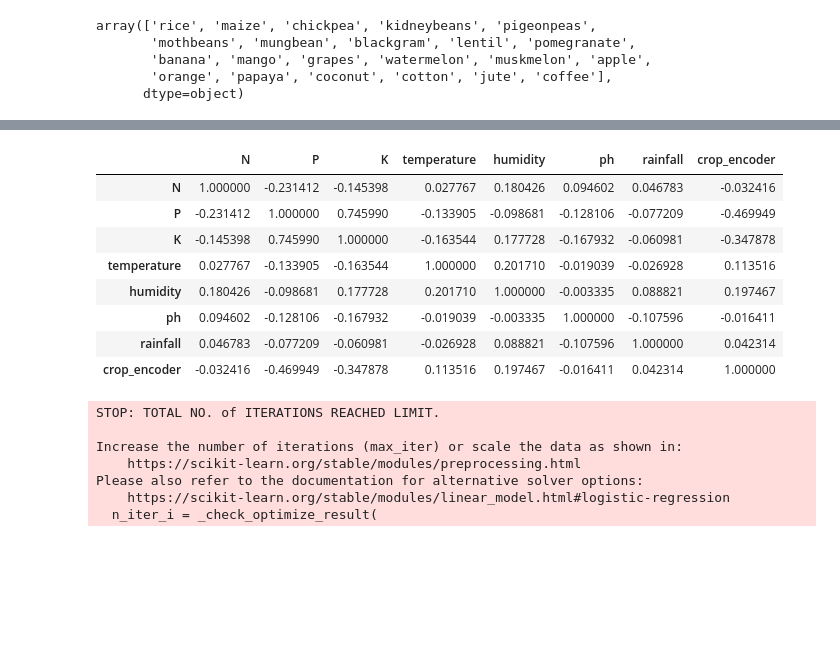
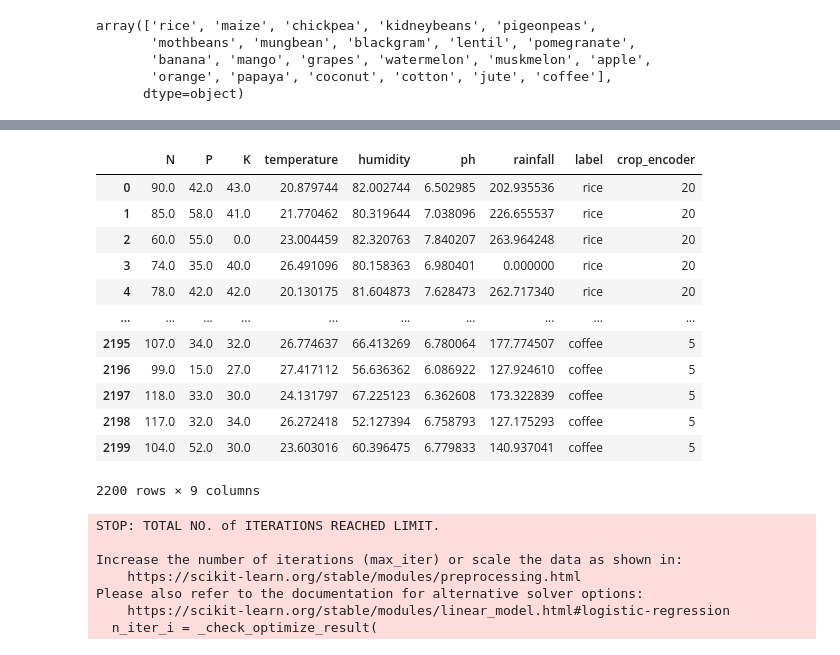
Before and after one commit to Indlaramakrishna/CROP, a Jupyter notebook: mlmodel.ipynb, the cells around one changed output, grey strips where cells are left out. Drawn from its saved outputs; the diff is of its cells as text; code cells hidden in the pictures; blank space fills up the shorter version.

```diff
--- a/mlmodel.ipynb
+++ b/mlmodel.ipynb
@@ -126,8 +134,8 @@ array(['rice', 'maize', 'chickpea', 'kidneybeans', 'pigeonpeas',
 # %%
 from sklearn.preprocessing import LabelEncoder
 # %%
-lb=LabelEncoder
+lb=LabelEncoder()
 # %%
 cp['crop_encoder']=lb.fit_transform(cp['label'])
 # %%
-cp=cp.drop('label',axis=1)
+cp.drop('label',axis=1)
@@ -134,15 +172,19 @@ cp=cp.drop('label',axis=1)
 # %%
-cp.corr()
+cp
 # %% [output]
-|  | N | P | K | temperature | humidity | ph | rainfall | crop_encoder |
-| N | 1.000000 | -0.231412 | -0.145398 | 0.027767 | 0.180426 | 0.094602 | 0.046783 | -0.032416 |
-| P | -0.231412 | 1.000000 | 0.745990 | -0.133905 | -0.098681 | -0.128106 | -0.077209 | -0.469949 |
-| K | -0.145398 | 0.745990 | 1.000000 | -0.163544 | 0.177728 | -0.167932 | -0.060981 | -0.347878 |
-| temperature | 0.027767 | -0.133905 | -0.163544 | 1.000000 | 0.201710 | -0.019039 | -0.026928 | 0.113516 |
-| humidity | 0.180426 | -0.098681 | 0.177728 | 0.201710 | 1.000000 | -0.003335 | 0.088821 | 0.197467 |
-| ph | 0.094602 | -0.128106 | -0.167932 | -0.019039 | -0.003335 | 1.000000 | -0.107596 | -0.016411 |
-| rainfall | 0.046783 | -0.077209 | -0.060981 | -0.026928 | 0.088821 | -0.107596 | 1.000000 | 0.042314 |
-| crop_encoder | -0.032416 | -0.469949 | -0.347878 | 0.113516 | 0.197467 | -0.016411 | 0.042314 | 1.000000 |
+|  | N | P | K | temperature | humidity | ph | rainfall | label | crop_encoder |
+| 0 | 90.0 | 42.0 | 43.0 | 20.879744 | 82.002744 | 6.502985 | 202.935536 | rice | 20 |
+| 1 | 85.0 | 58.0 | 41.0 | 21.770462 | 80.319644 | 7.038096 | 226.655537 | rice | 20 |
+| 2 | 60.0 | 55.0 | 0.0 | 23.004459 | 82.320763 | 7.840207 | 263.964248 | rice | 20 |
+| 3 | 74.0 | 35.0 | 40.0 | 26.491096 | 80.158363 | 6.980401 | 0.000000 | rice | 20 |
+| 4 | 78.0 | 42.0 | 42.0 | 20.130175 | 81.604873 | 7.628473 | 262.717340 | rice | 20 |
+| ... | ... | ... | ... | ... | ... | ... | ... | ... | ... |
+| 2195 | 107.0 | 34.0 | 32.0 | 26.774637 | 66.413269 | 6.780064 | 177.774507 | coffee | 5 |
+| 2196 | 99.0 | 15.0 | 27.0 | 27.417112 | 56.636362 | 6.086922 | 127.924610 | coffee | 5 |
+| 2197 | 118.0 | 33.0 | 30.0 | 24.131797 | 67.225123 | 6.362608 | 173.322839 | coffee | 5 |
+| 2198 | 117.0 | 32.0 | 34.0 | 26.272418 | 52.127394 | 6.758793 | 127.175293 | coffee | 5 |
+| 2199 | 104.0 | 52.0 | 30.0 | 23.603016 | 60.396475 | 6.779833 | 140.937041 | coffee | 5 |
+2200 rows × 9 columns
 # %%
 from sklearn.model_selection import train_test_split
 # %%
```
Also changed, not shown: parts of 13 cells of this notebook, 5 other files.
